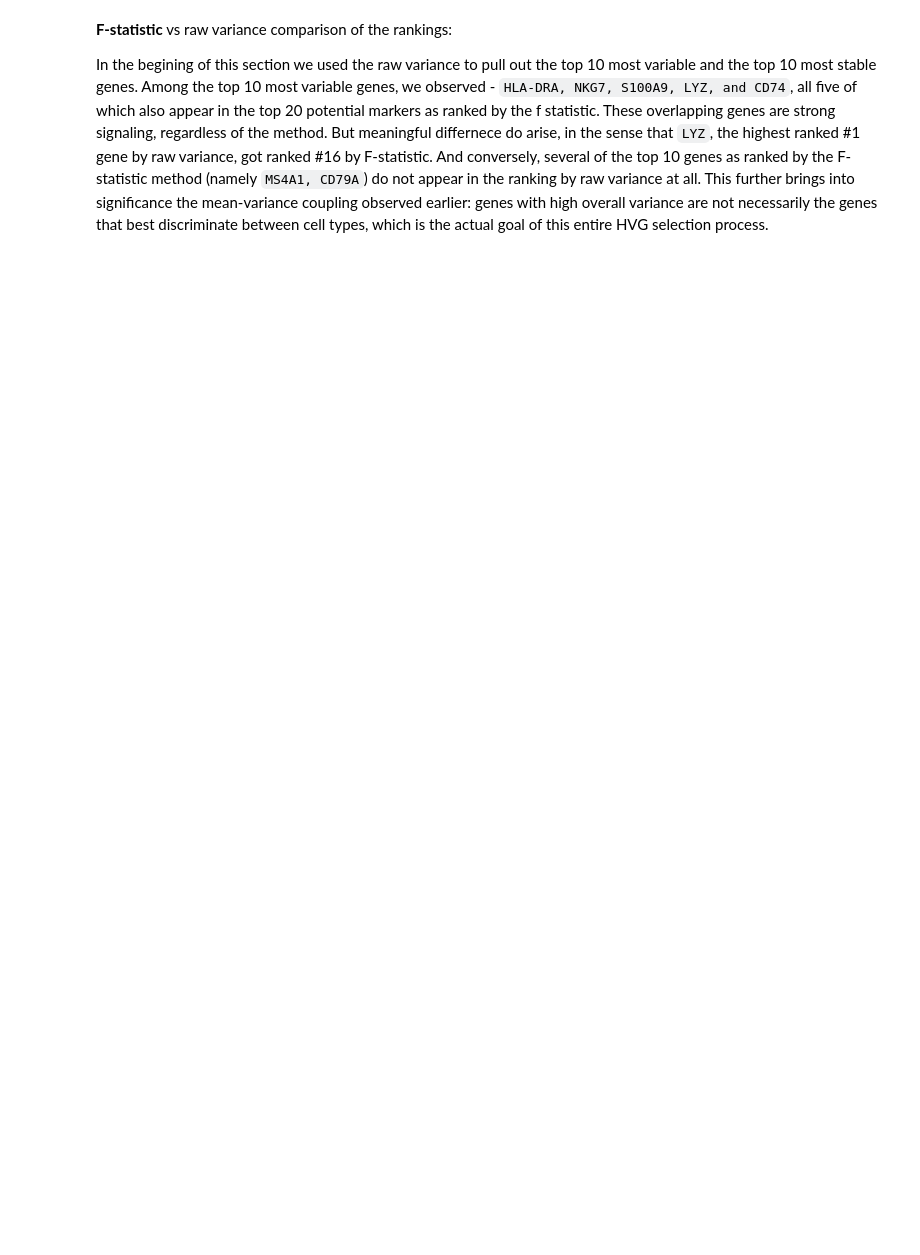
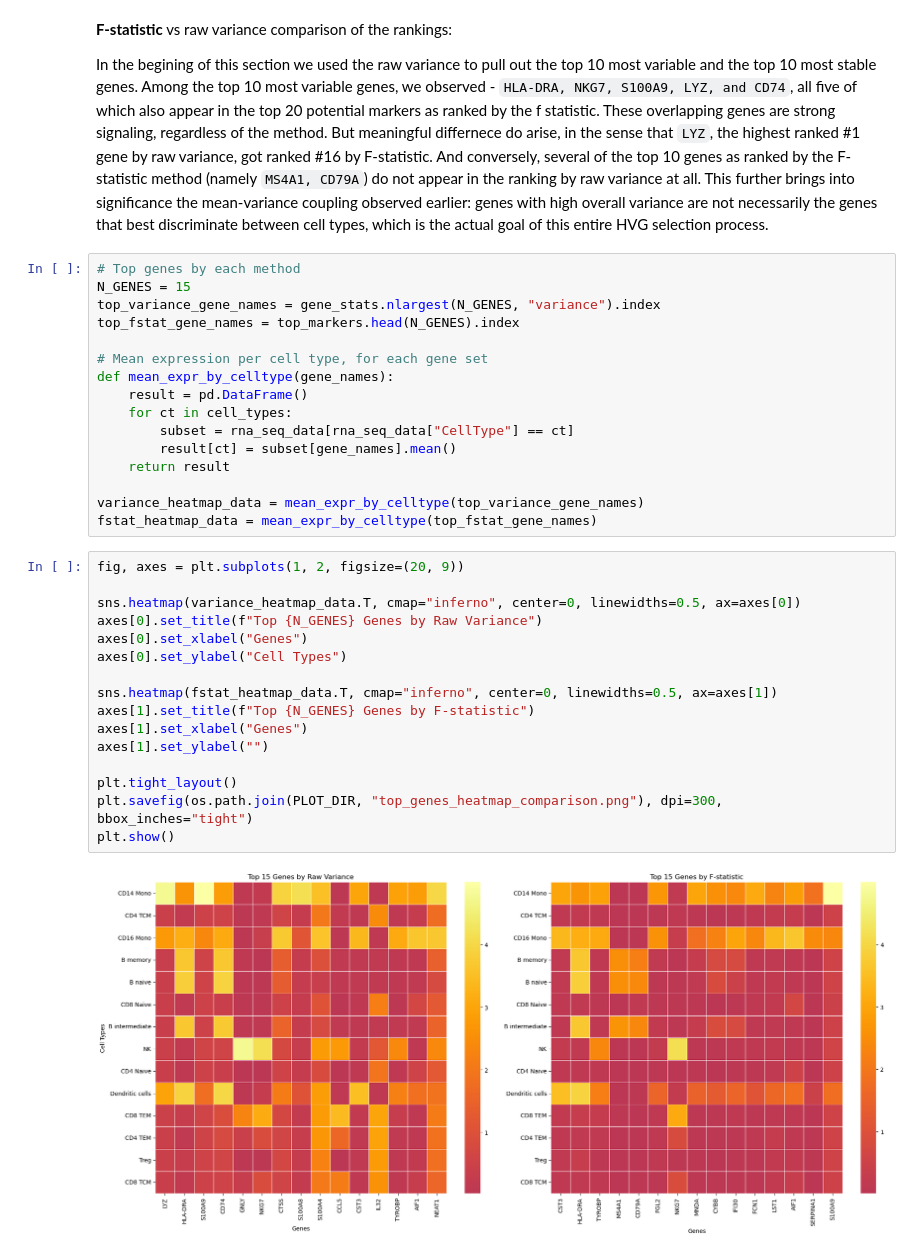
Before and after one commit to rajantidke/ML_immune_cell_type_classifier, a Jupyter notebook: Notebooks/1_Data_exploration.ipynb, the cells around one changed output. Drawn from its saved outputs; the diff is of its cells as text; blank space fills up the shorter version.

```diff
--- a/Notebooks/1_Data_exploration.ipynb
+++ b/Notebooks/1_Data_exploration.ipynb
@@ -417,3 +433,37 @@ dtype: float64
 __F-statistic__ vs raw variance comparison of the rankings:
 
 In the begining of this section we used the raw variance to pull out the top 10 most variable and the top 10 most stable genes. Among the top 10 most variable genes, we observed  - `HLA-DRA, NKG7, S100A9, LYZ, and CD74`, all five of which also appear in the top 20 potential markers as ranked by the f statistic. These overlapping genes are strong signaling, regardless of the method. But meaningful differnece do arise, in the sense that `LYZ`, the highest ranked #1 gene by raw variance, got ranked #16 by F-statistic. And conversely, several of the top 10 genes as ranked by the F-statistic method (namely `MS4A1, CD79A`) do not appear in the ranking by raw variance at all. This further brings into significance the mean-variance coupling observed earlier: genes with high overall variance are not necessarily the genes that best discriminate between cell types, which is the actual goal of this entire HVG selection process.
+# %%
+# Top genes by each method
+N_GENES = 15
+top_variance_gene_names = gene_stats.nlargest(N_GENES, "variance").index
+top_fstat_gene_names = top_markers.head(N_GENES).index
+
+# Mean expression per cell type, for each gene set
+def mean_expr_by_celltype(gene_names):
+    result = pd.DataFrame()
+    for ct in cell_types:
+        subset = rna_seq_data[rna_seq_data["CellType"] == ct]
+        result[ct] = subset[gene_names].mean()
+    return result
+
+variance_heatmap_data = mean_expr_by_celltype(top_variance_gene_names)
+fstat_heatmap_data = mean_expr_by_celltype(top_fstat_gene_names)
+# %%
+fig, axes = plt.subplots(1, 2, figsize=(20, 9))
+
+sns.heatmap(variance_heatmap_data.T, cmap="inferno", center=0, linewidths=0.5, ax=axes[0])
+axes[0].set_title(f"Top {N_GENES} Genes by Raw Variance")
+axes[0].set_xlabel("Genes")
+axes[0].set_ylabel("Cell Types")
+
+sns.heatmap(fstat_heatmap_data.T, cmap="inferno", center=0, linewidths=0.5, ax=axes[1])
+axes[1].set_title(f"Top {N_GENES} Genes by F-statistic")
+axes[1].set_xlabel("Genes")
+axes[1].set_ylabel("")
+
+plt.tight_layout()
+plt.savefig(os.path.join(PLOT_DIR, "top_genes_heatmap_comparison.png"), dpi=300, bbox_inches="tight")
+plt.show()
+# %% [output]
+[figure, added]
```
Also changed, not shown: parts of 11 cells of this notebook, 29 other files.
